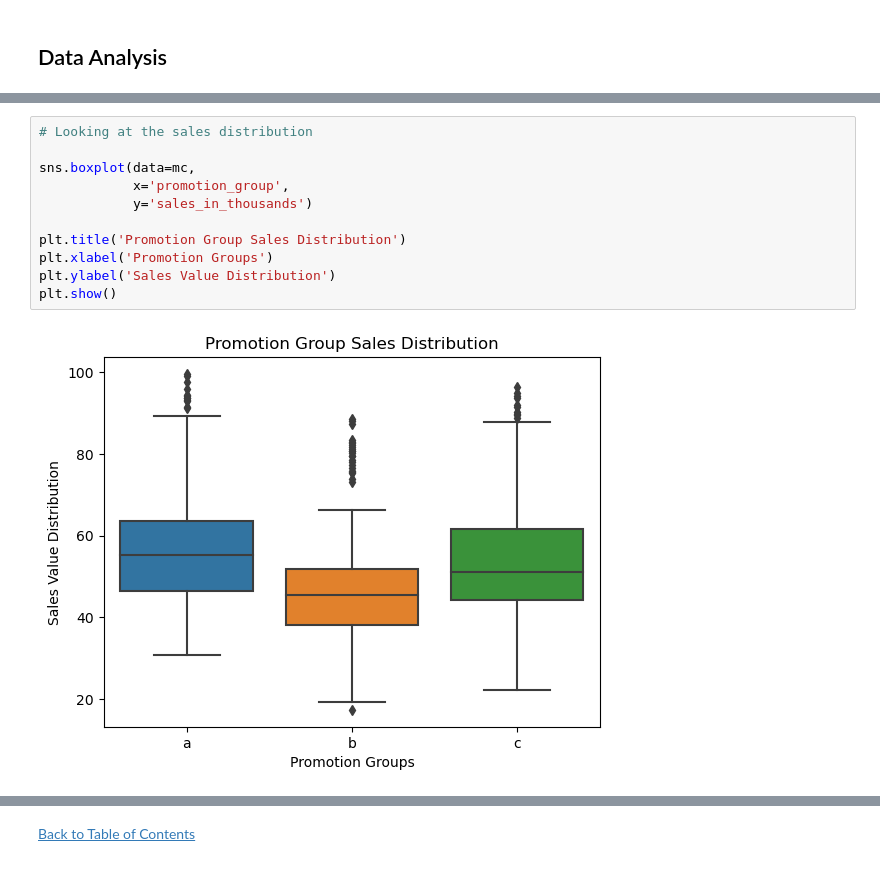
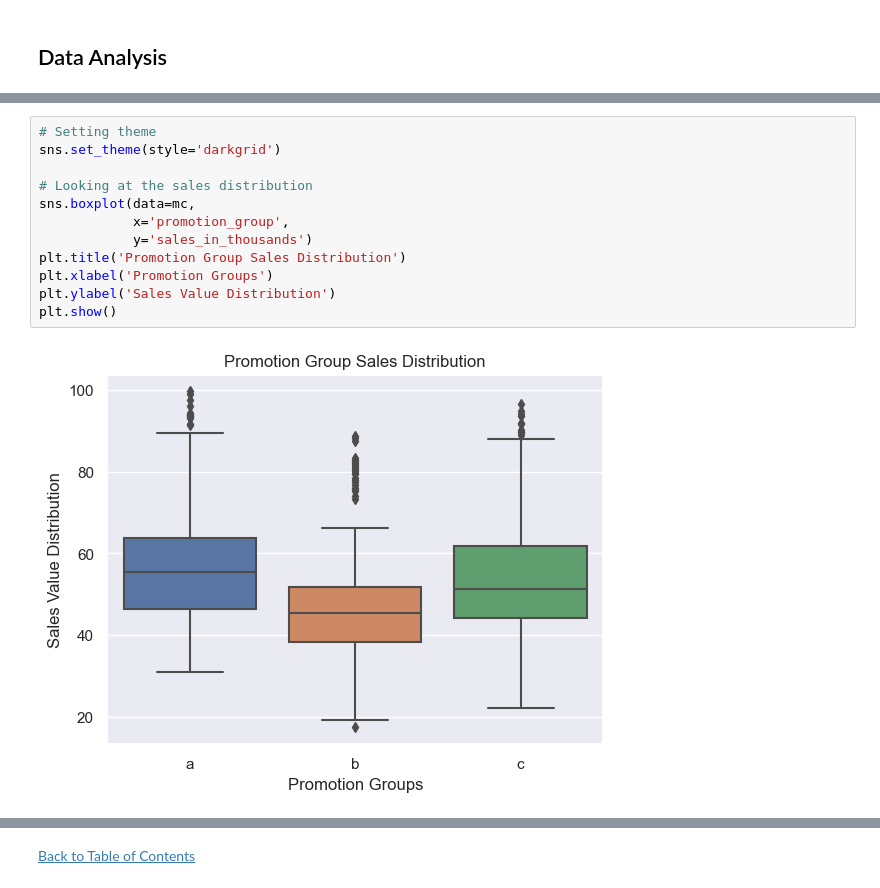
Before and after one commit to jasondo-da/Fast_Food_Marketing_Campaign_AB_Test, a Jupyter notebook: fast_food_ab_test.ipynb, the cells around one changed output, grey strips where cells are left out. Drawn from its saved outputs; the diff is of its cells as text.

```diff
--- a/fast_food_ab_test.ipynb
+++ b/fast_food_ab_test.ipynb
@@ -275,13 +265,14 @@ mc.describe().round(2)
 # %%
+# Setting theme
+sns.set_theme(style='darkgrid')
+
 # Looking at the sales distribution
-
 sns.boxplot(data=mc,
             x='promotion_group',
             y='sales_in_thousands')
-
 plt.title('Promotion Group Sales Distribution')
 plt.xlabel('Promotion Groups')
 plt.ylabel('Sales Value Distribution')
 plt.show()
 # %% [output]
-[figure, old version]
+[figure, new version]
```
Also changed, not shown: parts of 21 cells of this notebook.
